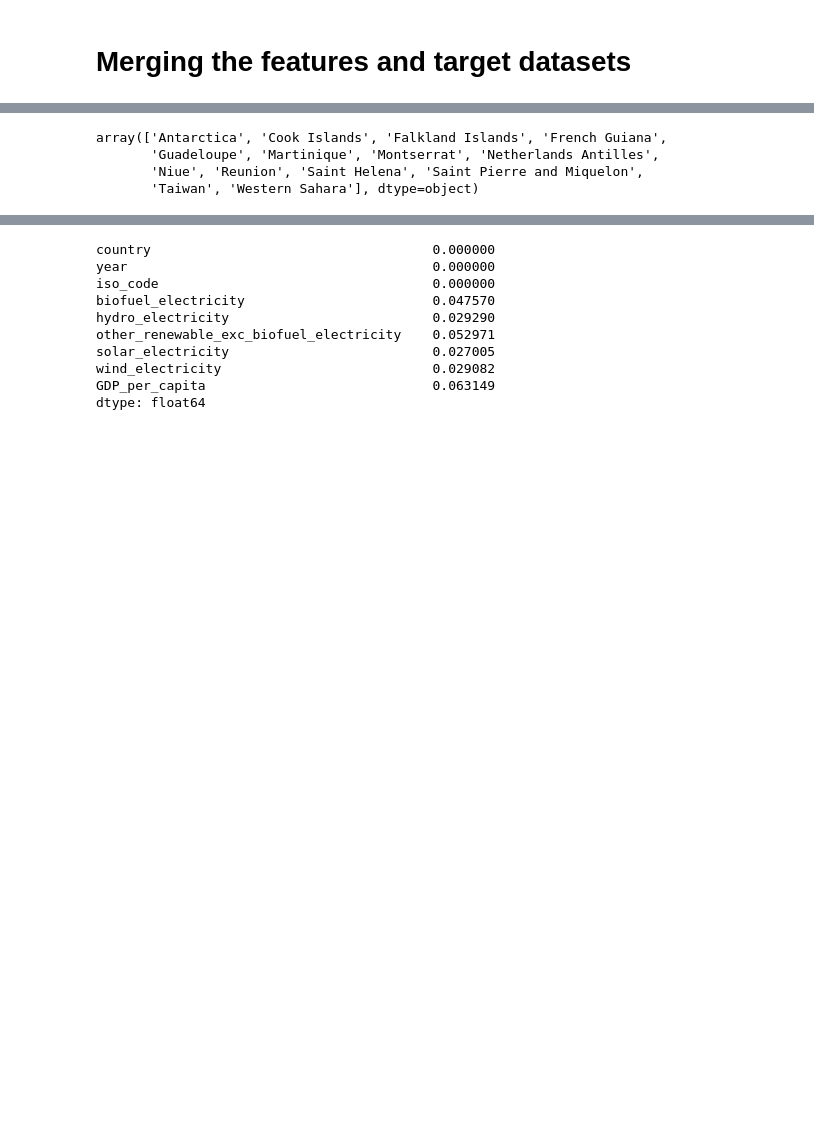
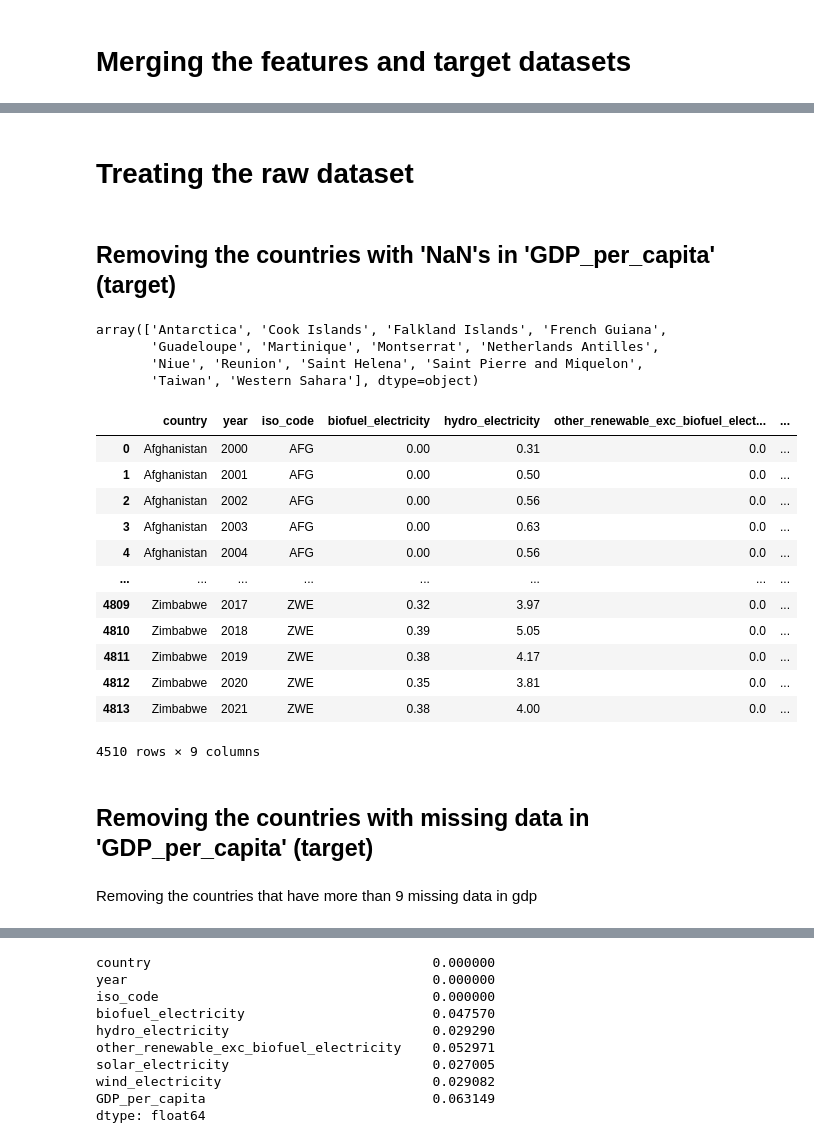
Before and after one commit to up841068/energy-economic-growth, a Jupyter notebook: pre-processing/preprocessing.ipynb, the cells around one changed output, grey strips where cells are left out. Saved outputs shown, nothing was run; the diff lists cells and outputs as text; code cells hidden in the pictures; blank space fills up the shorter version.

Commit message:
Finished processing the target, filling NaN and missing values

```diff
--- a/pre-processing/preprocessing.ipynb
+++ b/pre-processing/preprocessing.ipynb
@@ -182,7 +175,34 @@ full_df.sample(8)
-# %%
-full_df['country'][full_df.GDP_per_capita.isna()].unique()
-# %% [output]
-array(['Antarctica', 'Cook Islands', 'Falkland Islands', 'French Guiana',
-       'Guadeloupe', 'Martinique', 'Montserrat', 'Netherlands Antilles',
-       'Niue', 'Reunion', 'Saint Helena', 'Saint Pierre and Miquelon',
-       'Taiwan', 'Western Sahara'], dtype=object)
+# %% [markdown]
+# Treating the raw dataset
+# %% [markdown]
+## Removing the countries with 'NaN's in 'GDP_per_capita' (target)
+# %%
+# The countries we remove here do not affect our model
+regions_to_remove = full_df['country'][full_df.GDP_per_capita.isna()].unique()
+regions_to_remove
+# %% [output]
+array(['Antarctica', 'Cook Islands', 'Falkland Islands', 'French Guiana',
+       'Guadeloupe', 'Martinique', 'Montserrat', 'Netherlands Antilles',
+       'Niue', 'Reunion', 'Saint Helena', 'Saint Pierre and Miquelon',
+       'Taiwan', 'Western Sahara'], dtype=object)
+# %%
+full_df_gdpclean1 = full_df.dropna(subset=['GDP_per_capita'])
+full_df_gdpclean1
+# %% [output]
+|  | country | year | iso_code | biofuel_electricity | hydro_electricity | other_renewable_exc_biofuel_elect... | ... |
+| 0 | Afghanistan | 2000 | AFG | 0.00 | 0.31 | 0.0 | ... |
+| 1 | Afghanistan | 2001 | AFG | 0.00 | 0.50 | 0.0 | ... |
+| 2 | Afghanistan | 2002 | AFG | 0.00 | 0.56 | 0.0 | ... |
+| 3 | Afghanistan | 2003 | AFG | 0.00 | 0.63 | 0.0 | ... |
+| 4 | Afghanistan | 2004 | AFG | 0.00 | 0.56 | 0.0 | ... |
+| ... | ... | ... | ... | ... | ... | ... | ... |
+| 4809 | Zimbabwe | 2017 | ZWE | 0.32 | 3.97 | 0.0 | ... |
+| 4810 | Zimbabwe | 2018 | ZWE | 0.39 | 5.05 | 0.0 | ... |
+| 4811 | Zimbabwe | 2019 | ZWE | 0.38 | 4.17 | 0.0 | ... |
+| 4812 | Zimbabwe | 2020 | ZWE | 0.35 | 3.81 | 0.0 | ... |
+| 4813 | Zimbabwe | 2021 | ZWE | 0.38 | 4.00 | 0.0 | ... |
+4510 rows × 9 columns
+# %% [markdown]
+## Removing the countries with missing data in 'GDP_per_capita' (target)
+# %% [markdown]
+Removing the countries that have more than 9 missing data in gdp
```
Also changed, not shown: parts of 36 cells of this notebook.
